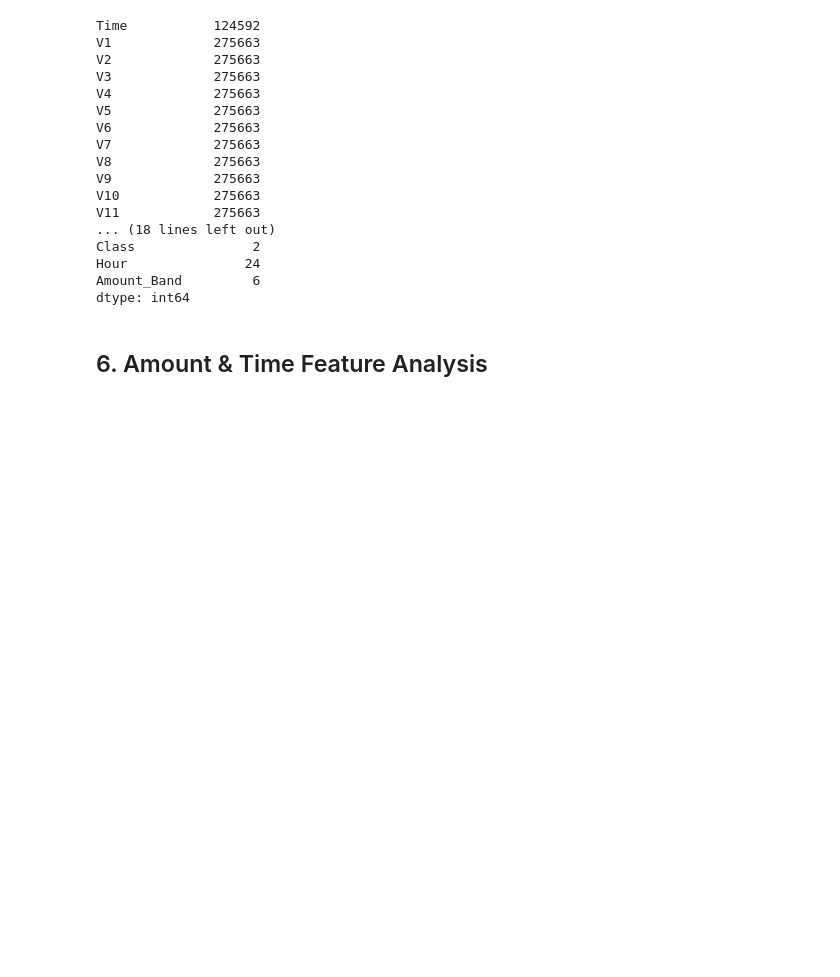
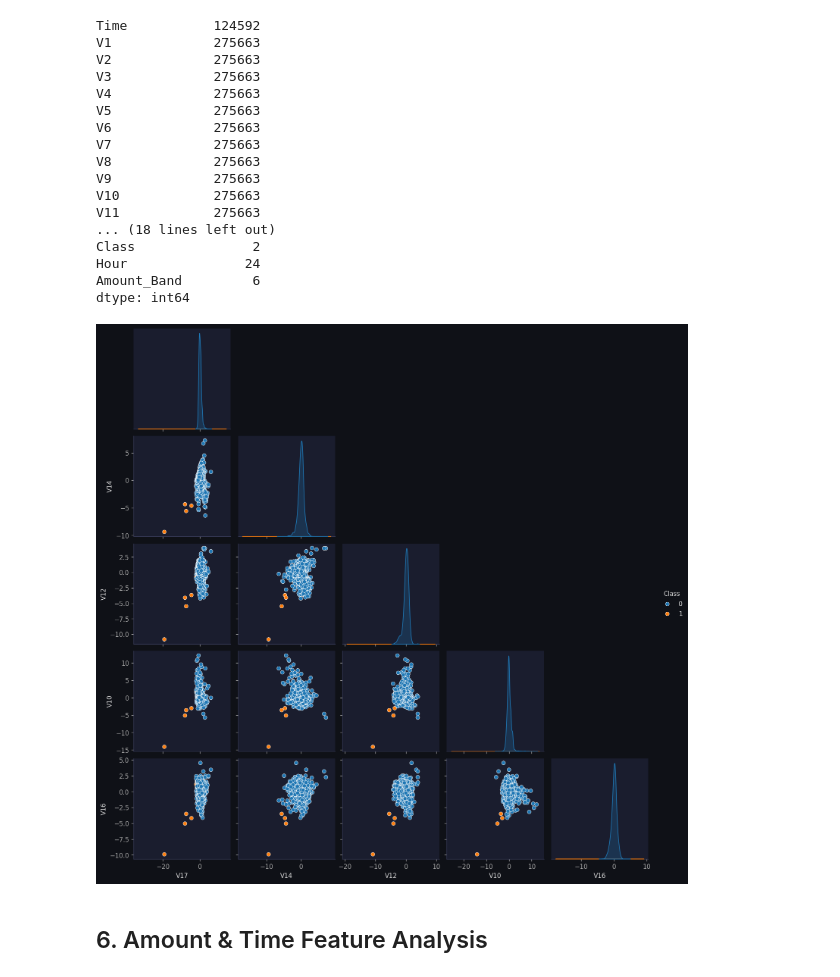
Before and after one commit to NullBitZer0/real-time-fraud-detection, a Jupyter notebook: notebooks/eda.ipynb, the cells around one changed output. Drawn from its saved outputs; the diff is of its cells as text; code cells hidden in the pictures; blank space fills up the shorter version.

```diff
--- a/notebooks/eda.ipynb
+++ b/notebooks/eda.ipynb
@@ -235,3 +246,20 @@ dtype: int64
+# %%
+top_features = (
+    df.corr(numeric_only=True)["Class"]
+    .abs()
+    .sort_values(ascending=False)
+    .index[1:6]
+)
+
+sns.pairplot(
+    df[list(top_features) + ["Class"]].sample(5000, random_state=42),
+    hue="Class",
+    corner=True
+)
+
+plt.show()
+# %% [output]
+[figure, added]
 # %% [markdown]
 ## 6. Amount & Time Feature Analysis
 # %%
```
Also changed, not shown: parts of 2 cells of this notebook, 2 other files.
